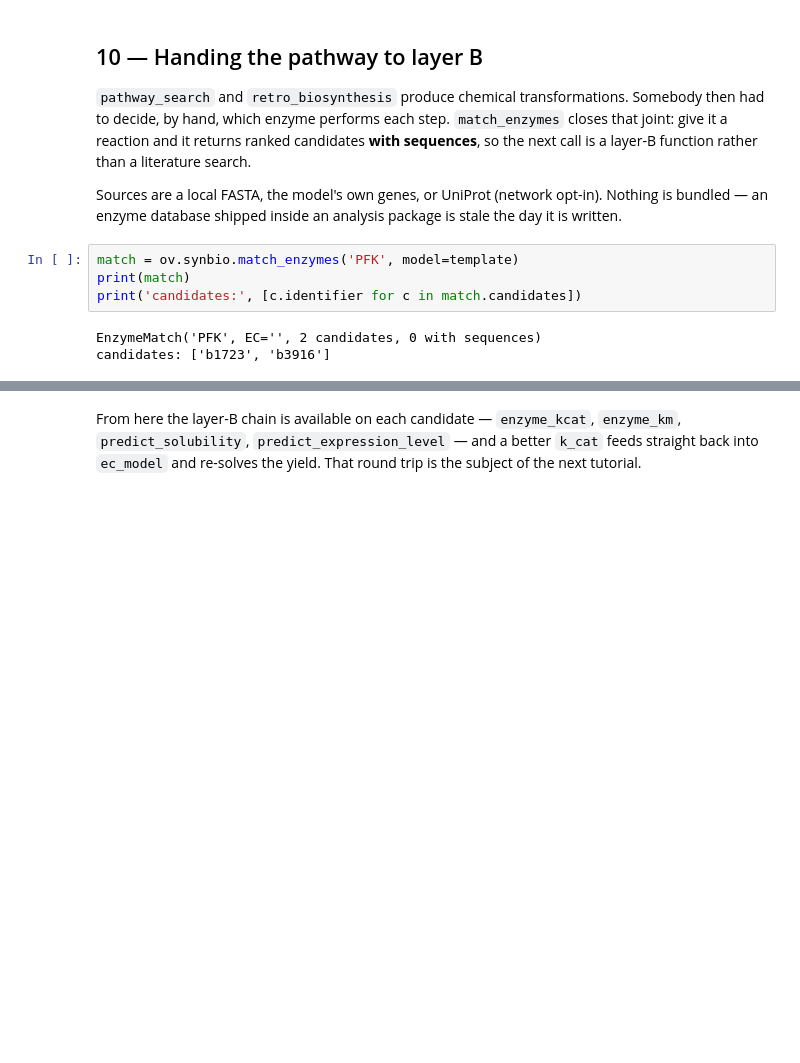
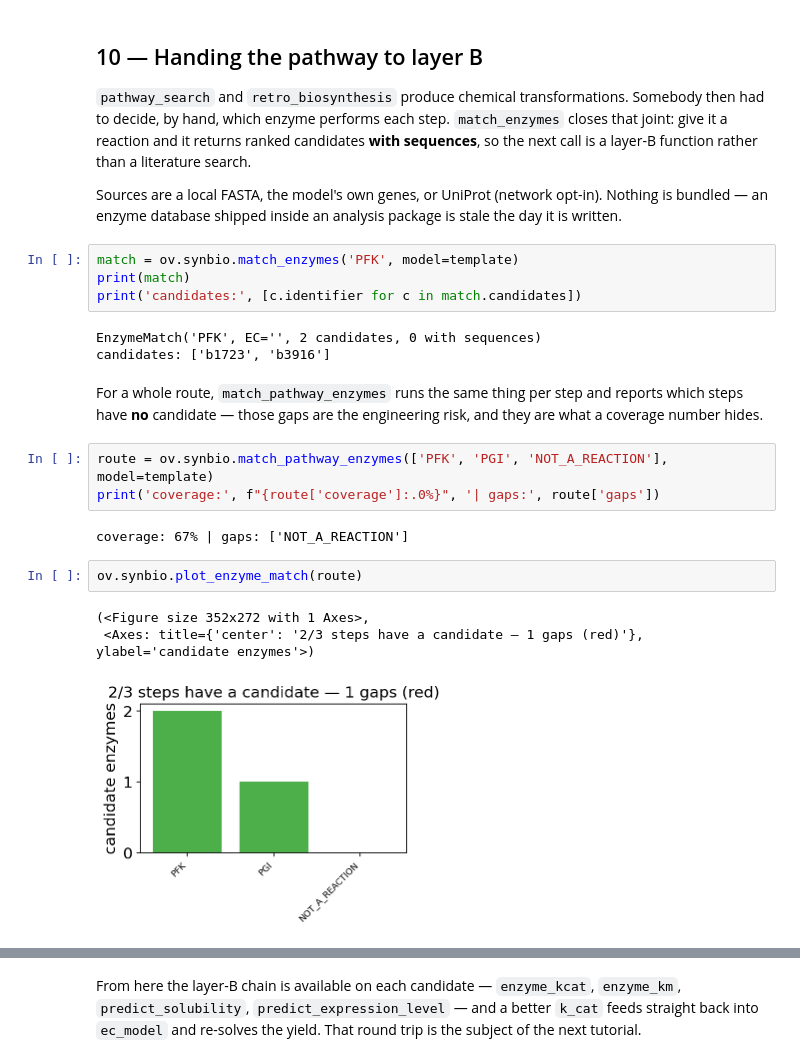
Before and after one commit to Starlitnightly/omicverse-tutorials, a Jupyter notebook: docs/Tutorials-synbio/t_synbio_05_strain_from_scratch.ipynb, the cells around one changed output, grey strips where cells are left out. Saved outputs shown, nothing was run; the diff lists cells and outputs as text; blank space fills up the shorter version.

```diff
--- a/docs/Tutorials-synbio/t_synbio_05_strain_from_scratch.ipynb
+++ b/docs/Tutorials-synbio/t_synbio_05_strain_from_scratch.ipynb
@@ -323,3 +339,16 @@ print('candidates:', [c.identifier for c in match.candidates])
 # %% [output]
 EnzymeMatch('PFK', EC='', 2 candidates, 0 with sequences)
 candidates: ['b1723', 'b3916']
+# %% [markdown]
+For a whole route, `match_pathway_enzymes` runs the same thing per step and reports which steps have **no** candidate — those gaps are the engineering risk, and they are what a coverage number hides.
+# %%
+route = ov.synbio.match_pathway_enzymes(['PFK', 'PGI', 'NOT_A_REACTION'], model=template)
+print('coverage:', f"{route['coverage']:.0%}", '| gaps:', route['gaps'])
+# %% [output]
+coverage: 67% | gaps: ['NOT_A_REACTION']
+# %%
+ov.synbio.plot_enzyme_match(route)
+# %% [output]
+(<Figure size 352x272 with 1 Axes>,
+ <Axes: title={'center': '2/3 steps have a candidate — 1 gaps (red)'}, ylabel='candidate enzymes'>)
+[figure, added]
```
Also changed, not shown: parts of 4 cells of this notebook, 1 other file.
